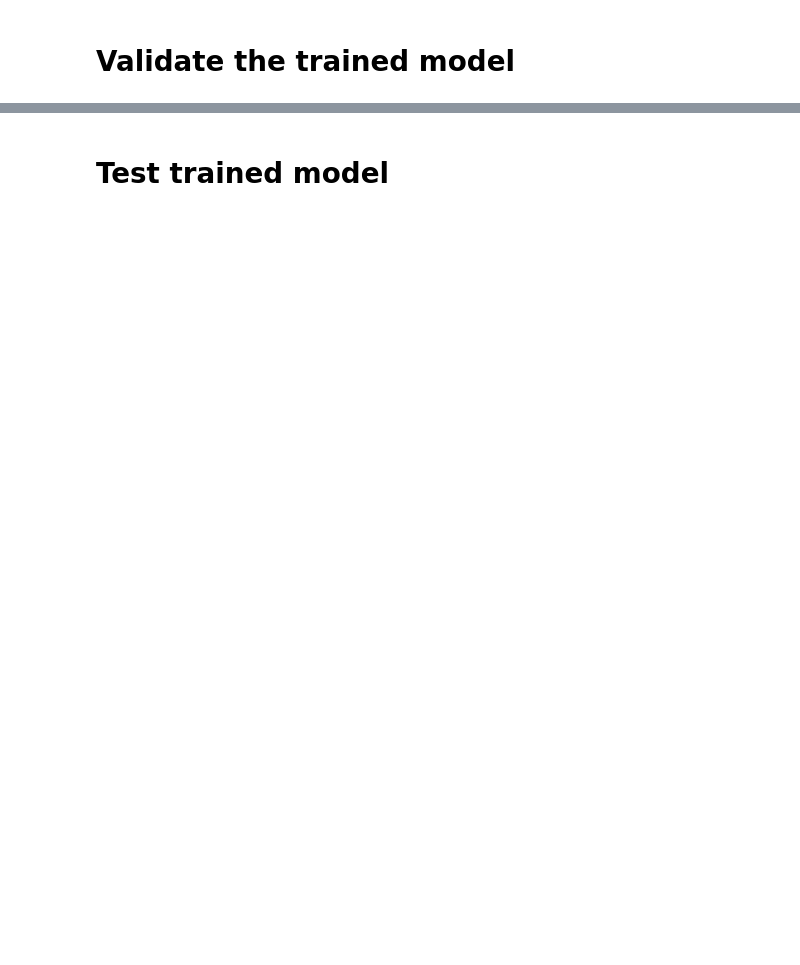
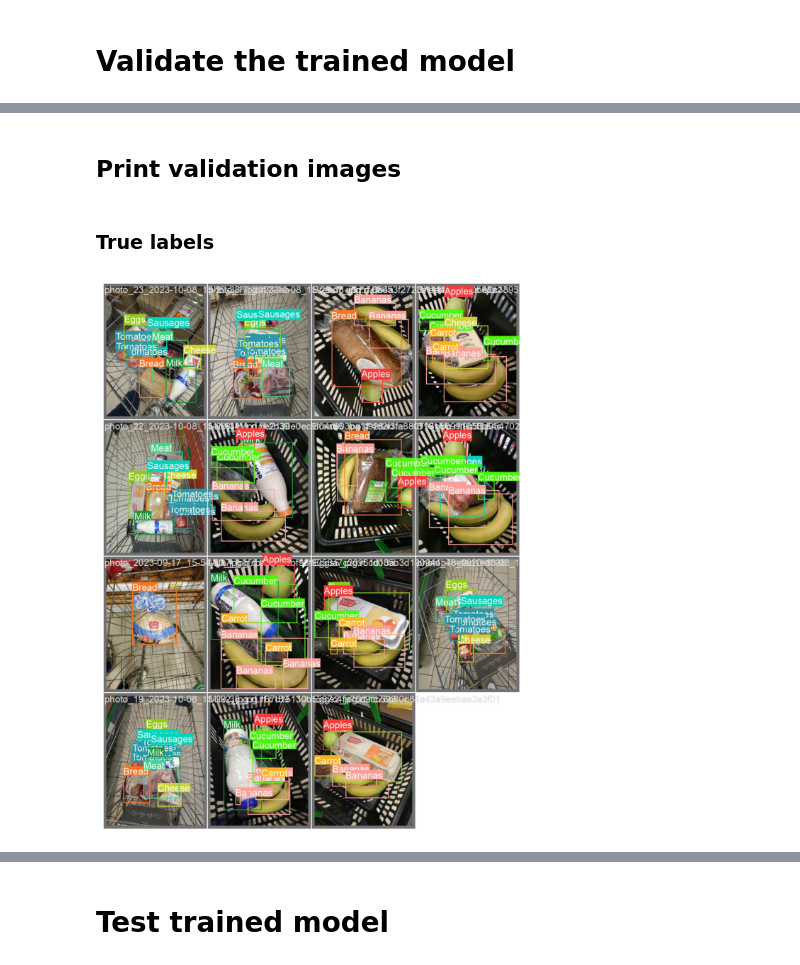
Before and after one commit to system205/PMLDL_Project, a Jupyter notebook: Train_and_test_YOLOv8.ipynb, the cells around one changed output, grey strips where cells are left out. Saved outputs shown, nothing was run; the diff lists cells and outputs as text; code cells hidden in the pictures; blank space fills up the shorter version.

```diff
--- a/Train_and_test_YOLOv8.ipynb
+++ b/Train_and_test_YOLOv8.ipynb
@@ -73 +110,9 @@ Results saved to runs/detect/val4
 💡 Learn more at https://docs.ultralytics.com/modes/val
+# %% [markdown]
+## Print validation images
+# %% [markdown]
+### True labels
+# %%
+print_image('./runs/detect/val/val_batch1_labels.jpg')
+# %% [output]
+[figure, added]
```
Also changed, not shown: parts of 16 cells of this notebook.
